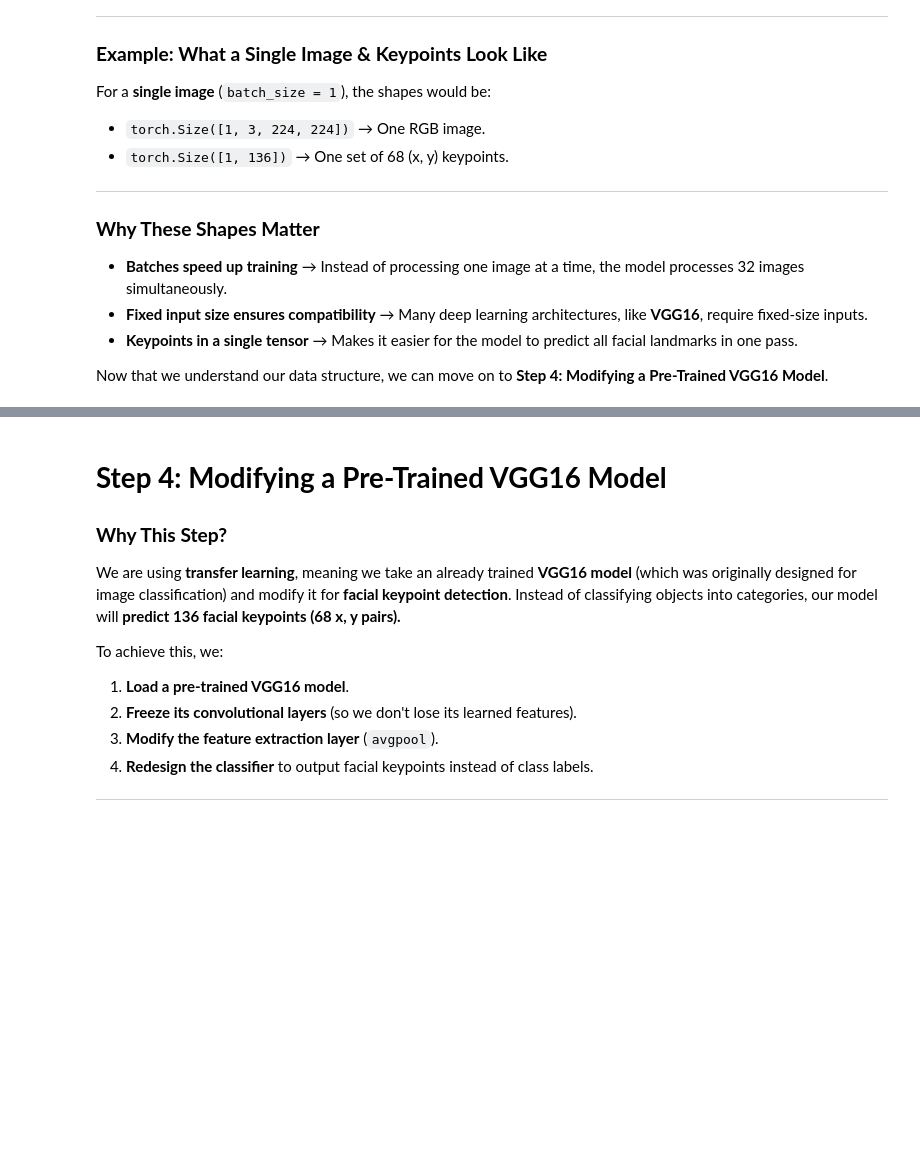
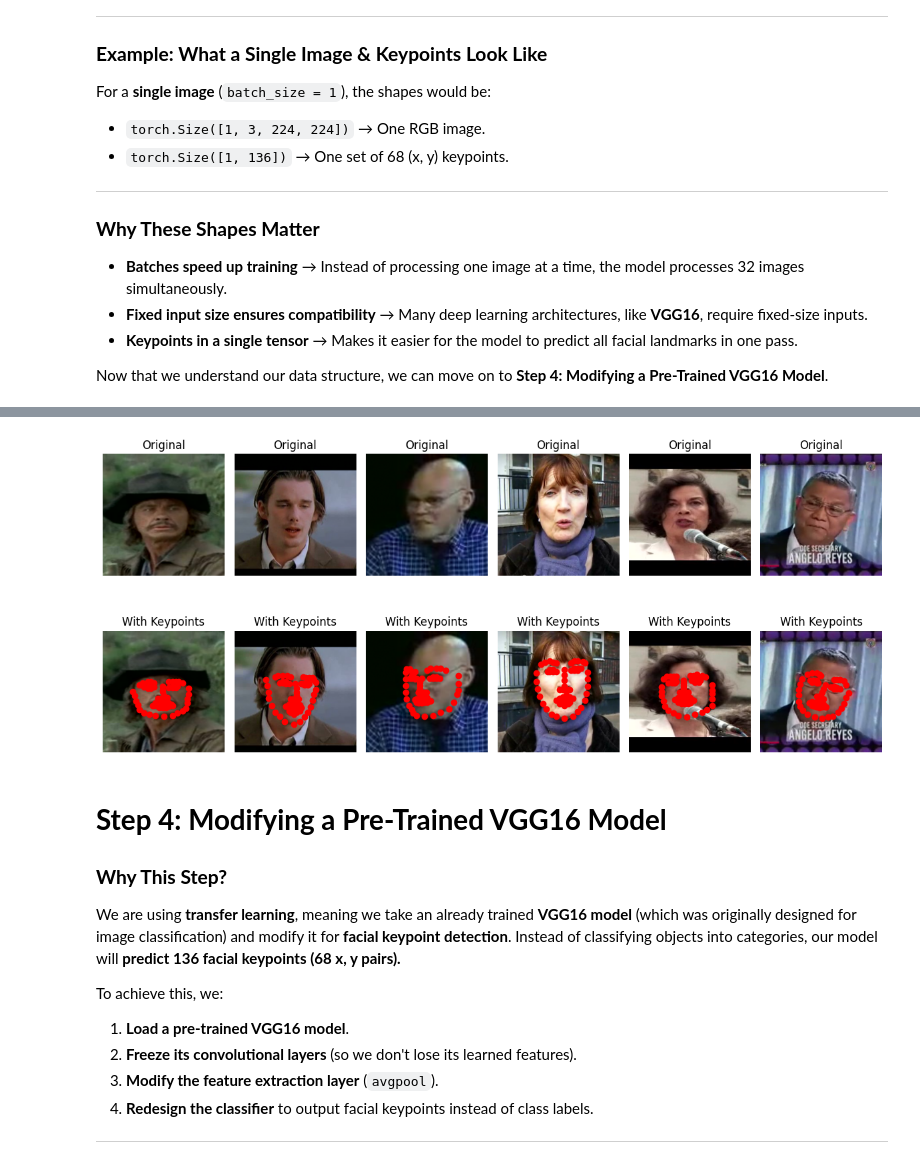
Before and after one commit to Arsalanzabeeb786/facial-keypoints-detection-using-pytorch, a Jupyter notebook: facial_keypoint_detection.ipynb, the cells around one changed output, grey strips where cells are left out. Cells and saved outputs as stored; diff of their text form; code cells hidden in the pictures; blank space fills up the shorter version.

```diff
--- a/facial_keypoint_detection.ipynb
+++ b/facial_keypoint_detection.ipynb
@@ -312,3 +325,40 @@ Now that we understand our data structure, we can move on to **Step 4: Modifying
+# %%
+# Select random images from the training dataset
+num_samples = 6
+random_indices = random.sample(range(len(train_dataset)), num_samples)
+
+# Create a figure to display images
+plt.figure(figsize=(12, 6))
+
+for i, idx in enumerate(random_indices):
+    # Load original image for visualization
+    img = train_dataset.load_image(idx)
+
+    # Extract keypoints from dataset (pre-normalized)
+    _, keypoints = train_dataset[idx]
+    keypoints = keypoints.cpu().numpy()
+
+    # Convert normalized keypoints back to image coordinates
+    kp_x = keypoints[0::2] * 224  # Scale X coordinates
+    kp_y = keypoints[1::2] * 224  # Scale Y coordinates
+
+    # Plot original image
+    plt.subplot(2, num_samples, i + 1)
+    plt.imshow(img)
+    plt.axis("off")
+    plt.title("Original")
+
+    # Plot image with keypoints
+    plt.subplot(2, num_samples, i + 1 + num_samples)
+    plt.imshow(img)
+    plt.scatter(kp_x, kp_y, c="r")  # Overlay keypoints
+    plt.axis("off")
+    plt.title("With Keypoints")
+
+plt.tight_layout()
+plt.show()
+# %% [output]
+[figure, added]
 # %% [markdown]
 
 # **Step 4: Modifying a Pre-Trained VGG16 Model**
```
Also changed, not shown: parts of 2 cells of this notebook.
